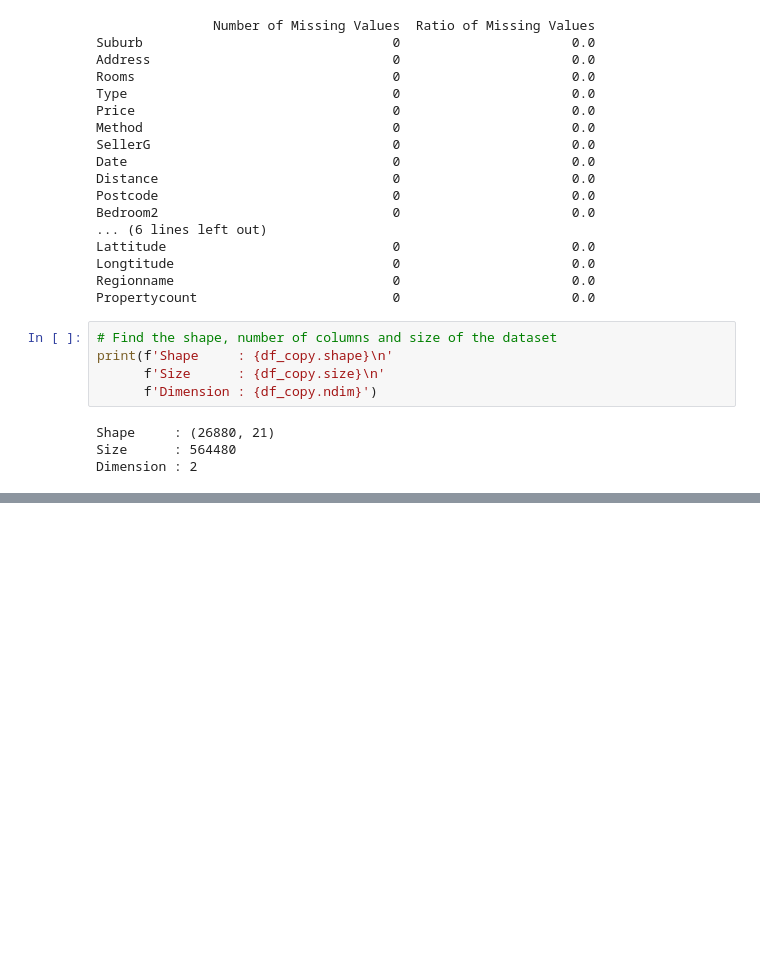
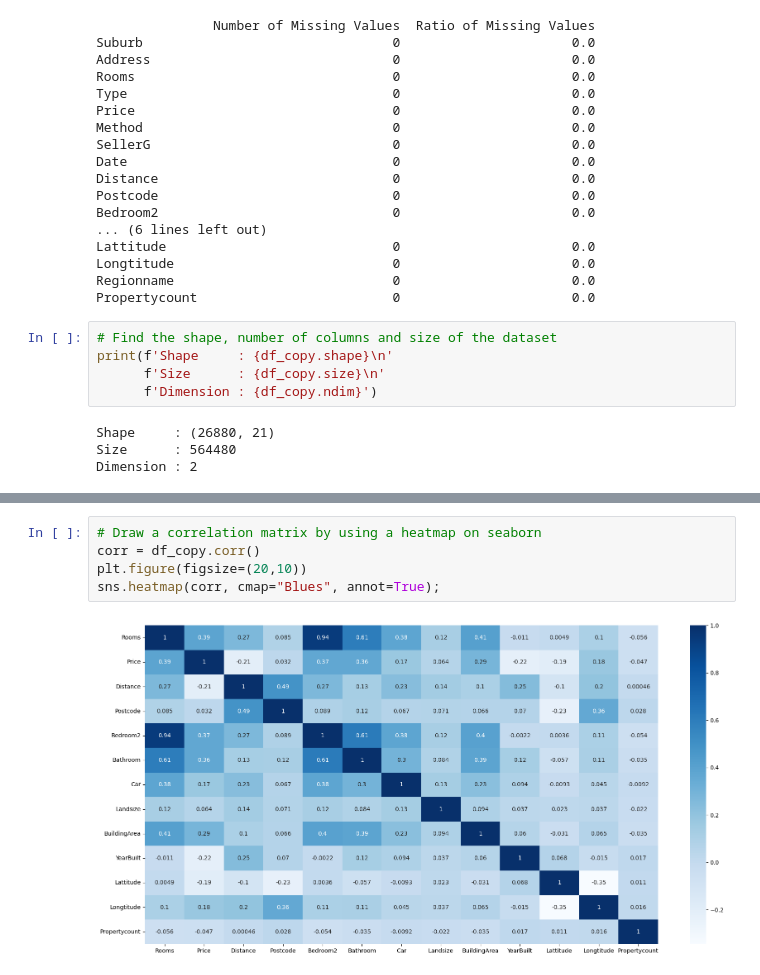
Before and after one commit to gr-uzun/melbourne-housing, a Jupyter notebook: melbourne_housing_project.ipynb, the cells around one changed output, grey strips where cells are left out. Drawn from its saved outputs; the diff is of its cells as text; blank space fills up the shorter version.

```diff
--- a/melbourne_housing_project.ipynb
+++ b/melbourne_housing_project.ipynb
@@ -302,0 +341,7 @@ Dimension : 2
+# %%
+# Draw a correlation matrix by using a heatmap on seaborn
+corr = df_copy.corr()
+plt.figure(figsize=(20,10))
+sns.heatmap(corr, cmap="Blues", annot=True);
+# %% [output]
+[figure, added]
```
Also changed, not shown: parts of 4 cells of this notebook.
